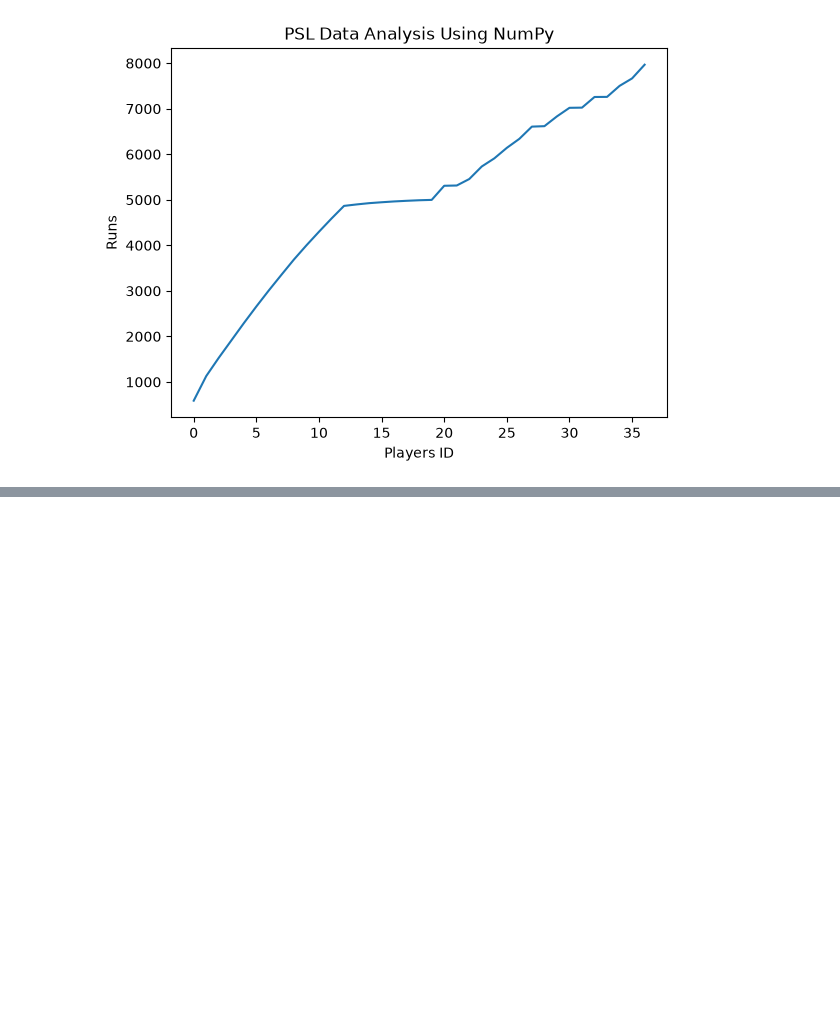
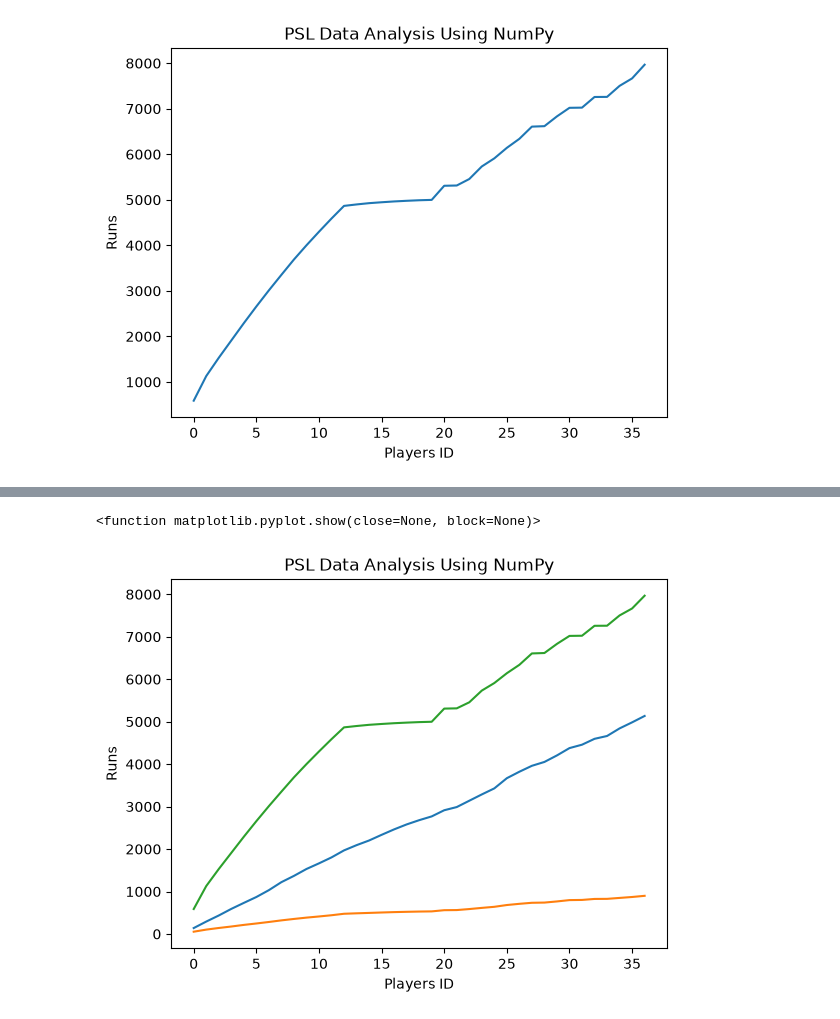
Before and after one commit to abdurrehmanabid5002-hub/Python-Learning, a Jupyter notebook: Numpy/PSL Data Analysis.ipynb, the cells around one changed output, grey strips where cells are left out. Drawn from its saved outputs; the diff is of its cells as text; code cells hidden in the pictures; blank space fills up the shorter version.

```diff
--- a/Numpy/PSL Data Analysis.ipynb
+++ b/Numpy/PSL Data Analysis.ipynb
@@ -172,0 +212,13 @@ plt.show
+# %%
+Strikerate_graph=df["strike_rate"].cumsum().astype("Float64")
+plt.plot(Strikerate_graph)
+plt.plot(Avgbat_graph)
+plt.plot(run)
+plt.title("PSL Data Analysis Using NumPy")
+plt.xlabel("Players ID")
+plt.ylabel("Runs")
+plt.grid(False)
+plt.show
+# %% [output]
+<function matplotlib.pyplot.show(close=None, block=None)>
+[figure, added]
```
Also changed, not shown: parts of 5 cells of this notebook.
